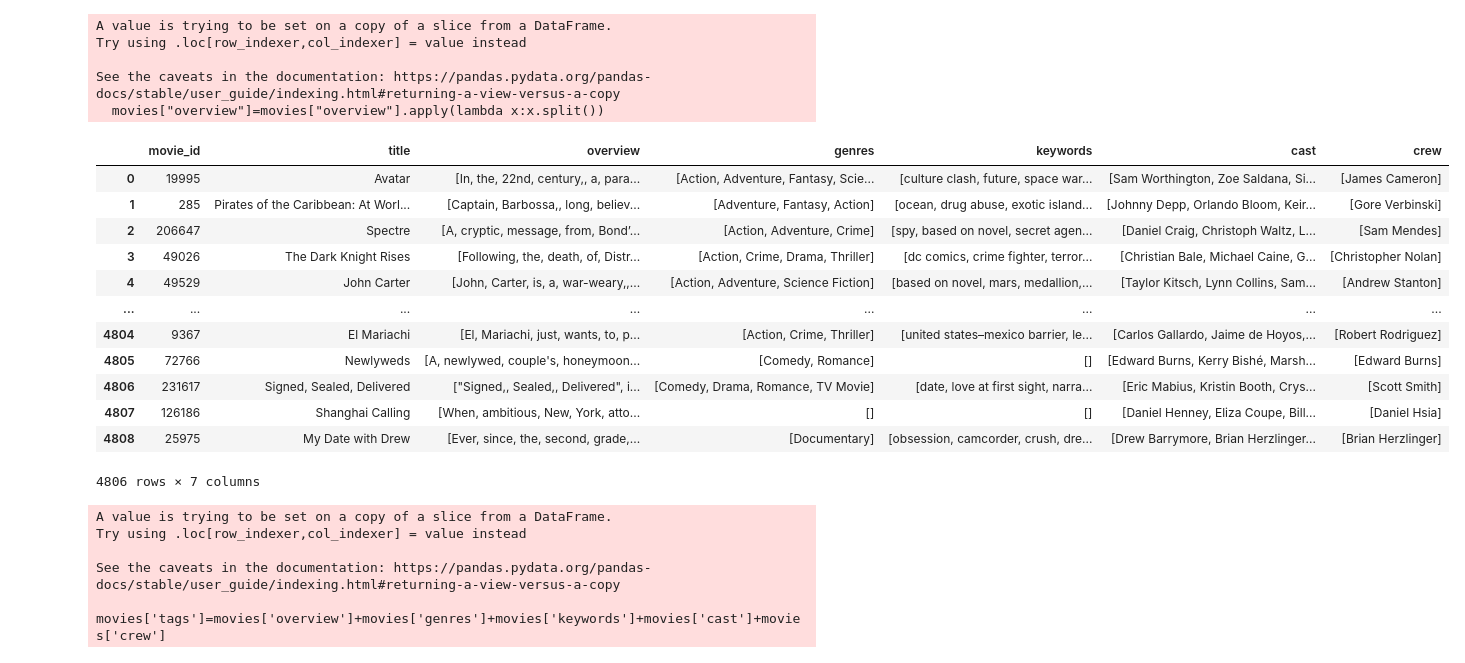
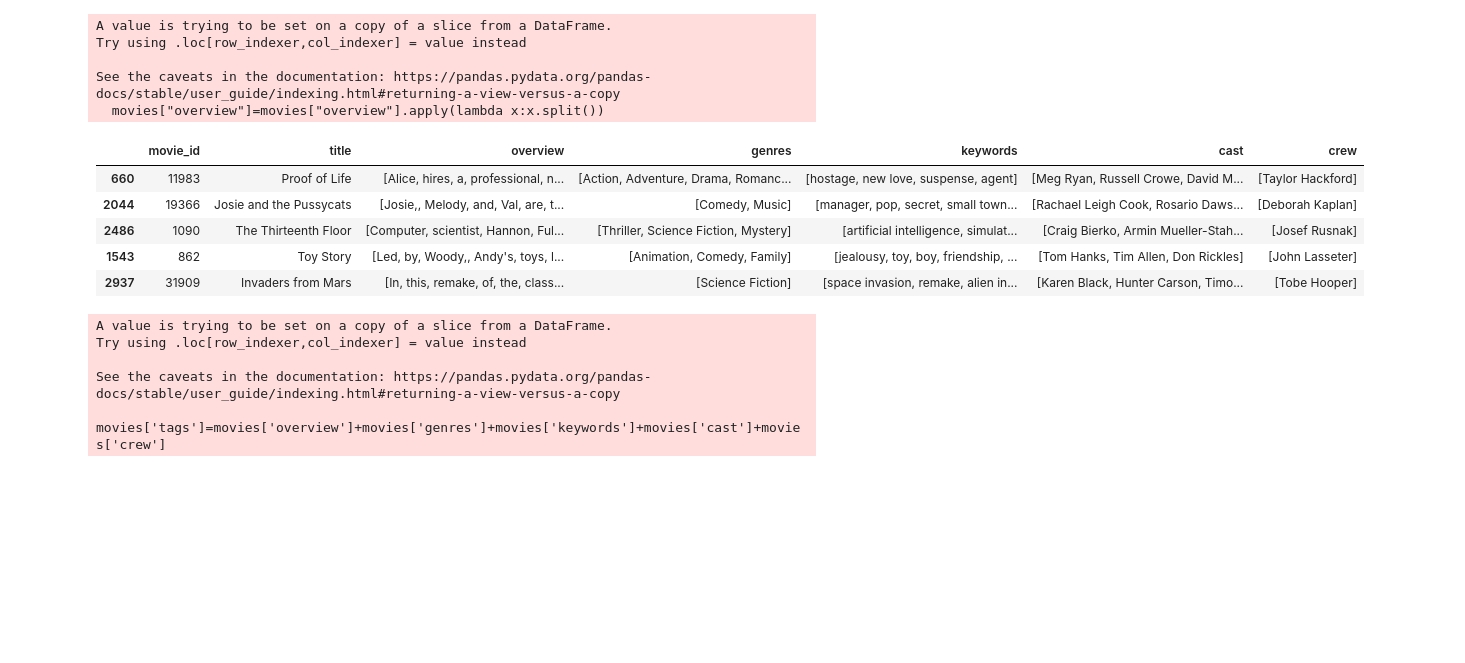
Before and after one commit to Milan-pokharel/movie-recommendation-system-content-based-, a Jupyter notebook: main.ipynb, the cells around one changed output. Cells and saved outputs as stored; diff of their text form; code cells hidden in the pictures; blank space fills up the shorter version.

```diff
--- a/main.ipynb
+++ b/main.ipynb
@@ -300,21 +300,14 @@ Try using .loc[row_indexer,col_indexer] = value instead
 See the caveats in the documentation: https://pandas.pydata.org/pandas-docs/stable/user_guide/indexing.html#returning-a-view-versus-a-copy
   movies["overview"]=movies["overview"].apply(lambda x:x.split())
 # %%
-movies
+movies.sample(5)
 # %% [output]
 |  | movie_id | title | overview | genres | keywords | cast | crew |
-| 0 | 19995 | Avatar | [In, the, 22nd, century,, a, para... | [Action, Adventure, Fantasy, Scie... | [culture clash, future, space war... | [Sam Worthington, Zoe Saldana, Si... | [James Cameron] |
-| 1 | 285 | Pirates of the Caribbean: At Worl... | [Captain, Barbossa,, long, believ... | [Adventure, Fantasy, Action] | [ocean, drug abuse, exotic island... | [Johnny Depp, Orlando Bloom, Keir... | [Gore Verbinski] |
-| 2 | 206647 | Spectre | [A, cryptic, message, from, Bond’... | [Action, Adventure, Crime] | [spy, based on novel, secret agen... | [Daniel Craig, Christoph Waltz, L... | [Sam Mendes] |
-| 3 | 49026 | The Dark Knight Rises | [Following, the, death, of, Distr... | [Action, Crime, Drama, Thriller] | [dc comics, crime fighter, terror... | [Christian Bale, Michael Caine, G... | [Christopher Nolan] |
-| 4 | 49529 | John Carter | [John, Carter, is, a, war-weary,,... | [Action, Adventure, Science Fiction] | [based on novel, mars, medallion,... | [Taylor Kitsch, Lynn Collins, Sam... | [Andrew Stanton] |
-| ... | ... | ... | ... | ... | ... | ... | ... |
-| 4804 | 9367 | El Mariachi | [El, Mariachi, just, wants, to, p... | [Action, Crime, Thriller] | [united states–mexico barrier, le... | [Carlos Gallardo, Jaime de Hoyos,... | [Robert Rodriguez] |
-| 4805 | 72766 | Newlyweds | [A, newlywed, couple's, honeymoon... | [Comedy, Romance] | [] | [Edward Burns, Kerry Bishé, Marsh... | [Edward Burns] |
-| 4806 | 231617 | Signed, Sealed, Delivered | ["Signed,, Sealed,, Delivered", i... | [Comedy, Drama, Romance, TV Movie] | [date, love at first sight, narra... | [Eric Mabius, Kristin Booth, Crys... | [Scott Smith] |
-| 4807 | 126186 | Shanghai Calling | [When, ambitious, New, York, atto... | [] | [] | [Daniel Henney, Eliza Coupe, Bill... | [Daniel Hsia] |
-| 4808 | 25975 | My Date with Drew | [Ever, since, the, second, grade,... | [Documentary] | [obsession, camcorder, crush, dre... | [Drew Barrymore, Brian Herzlinger... | [Brian Herzlinger] |
+| 660 | 11983 | Proof of Life | [Alice, hires, a, professional, n... | [Action, Adventure, Drama, Romanc... | [hostage, new love, suspense, agent] | [Meg Ryan, Russell Crowe, David M... | [Taylor Hackford] |
+| 2044 | 19366 | Josie and the Pussycats | [Josie,, Melody, and, Val, are, t... | [Comedy, Music] | [manager, pop, secret, small town... | [Rachael Leigh Cook, Rosario Daws... | [Deborah Kaplan] |
+| 2486 | 1090 | The Thirteenth Floor | [Computer, scientist, Hannon, Ful... | [Thriller, Science Fiction, Mystery] | [artificial intelligence, simulat... | [Craig Bierko, Armin Mueller-Stah... | [Josef Rusnak] |
+| 1543 | 862 | Toy Story | [Led, by, Woody,, Andy's, toys, l... | [Animation, Comedy, Family] | [jealousy, toy, boy, friendship, ... | [Tom Hanks, Tim Allen, Don Rickles] | [John Lasseter] |
+| 2937 | 31909 | Invaders from Mars | [In, this, remake, of, the, class... | [Science Fiction] | [space invasion, remake, alien in... | [Karen Black, Hunter Carson, Timo... | [Tobe Hooper] |
-4806 rows × 7 columns
 # %%
 movies['tags']=movies['overview']+movies['genres']+movies['keywords']+movies['cast']+movies['crew']
 # %% [output]
```
Also changed, not shown: parts of 9 cells of this notebook, 10 other files.
